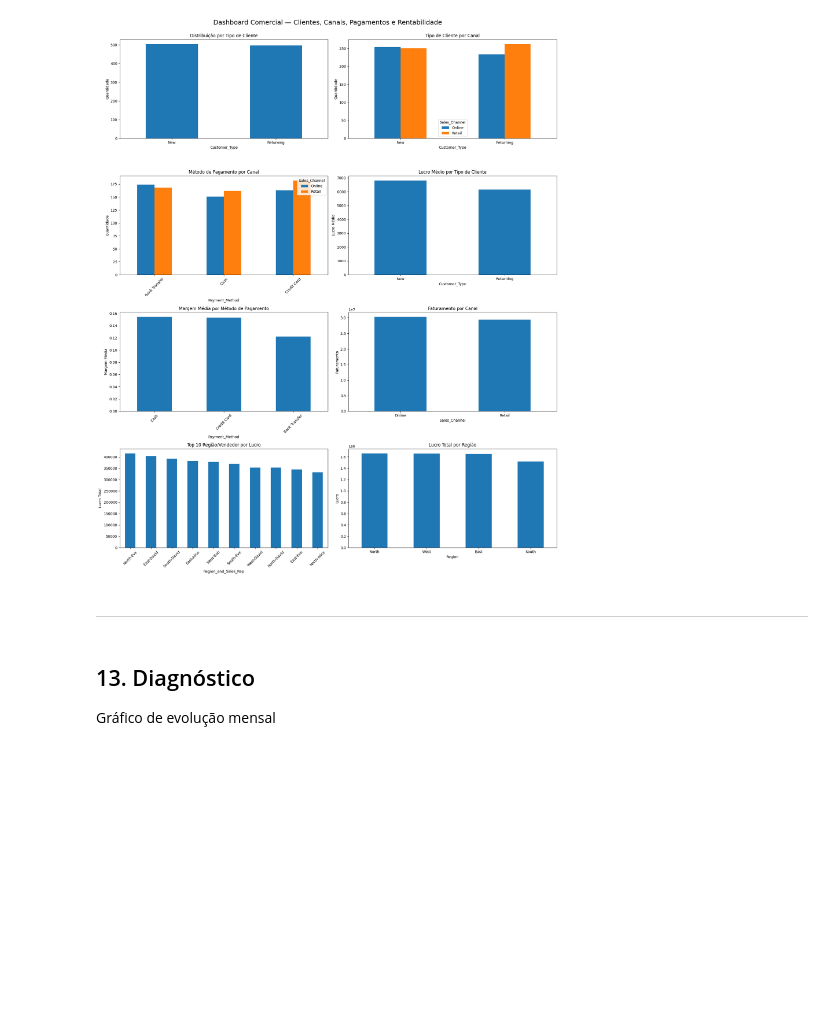
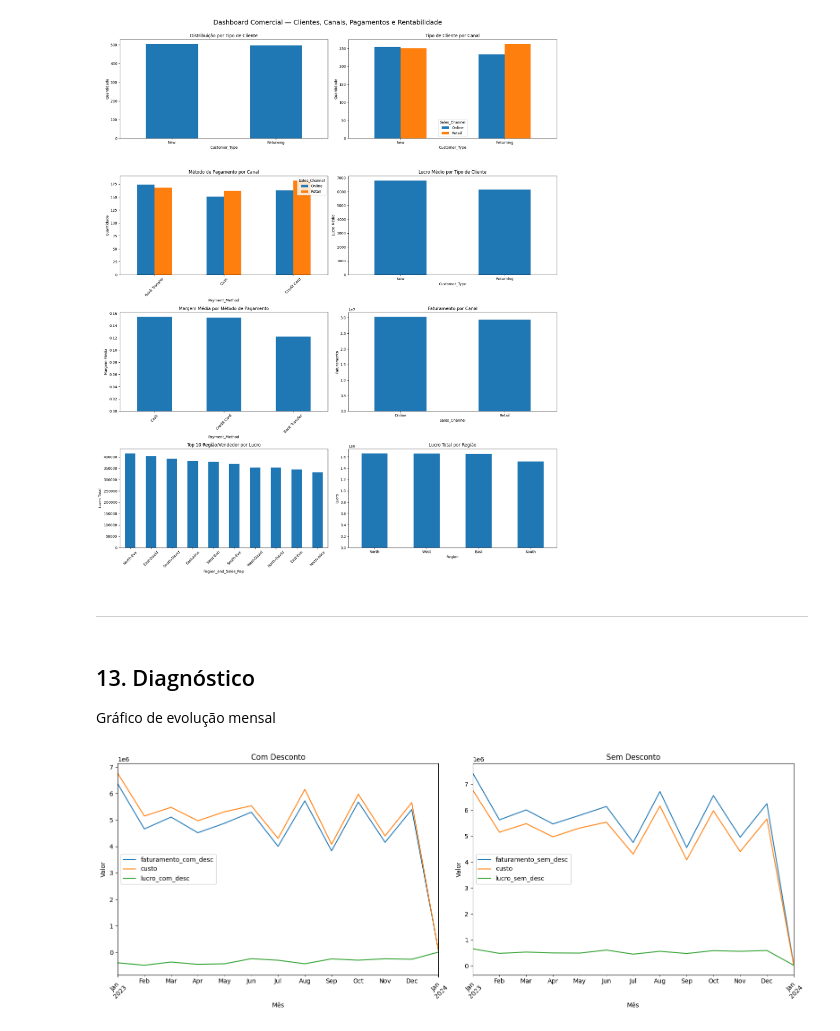
Before and after one commit to jcarlossc/sales-analysis, a Jupyter notebook: src/sales_analysis/sales_pipeline.ipynb, the cells around one changed output. Cells and saved outputs as stored; diff of their text form; code cells hidden in the pictures; blank space fills up the shorter version.

Commit message:
Arquivo graphic-months adicionado

```diff
--- a/src/sales_analysis/sales_pipeline.ipynb
+++ b/src/sales_analysis/sales_pipeline.ipynb
@@ -201,3 +202,7 @@ get_dashboard(df)
 # %% [markdown]
 ## 13. Diagnóstico
 Gráfico de evolução mensal
+# %%
+get_graphic_months(df)
+# %% [output]
+[figure, added]
```
Also changed, not shown: parts of 1 cell of this notebook, 2 other files.
